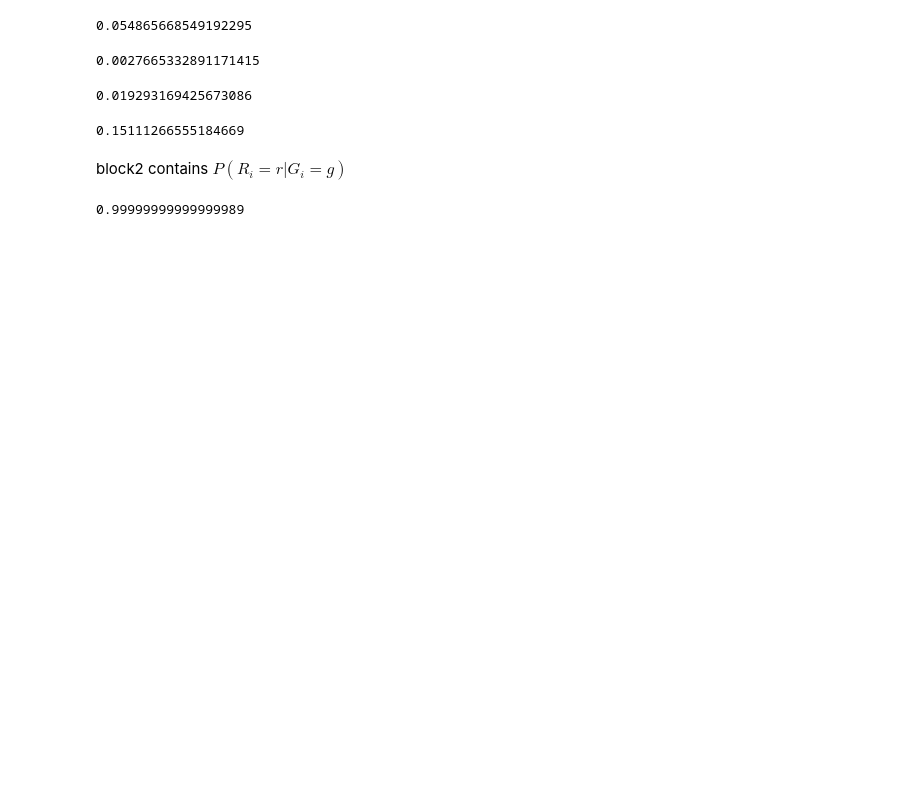
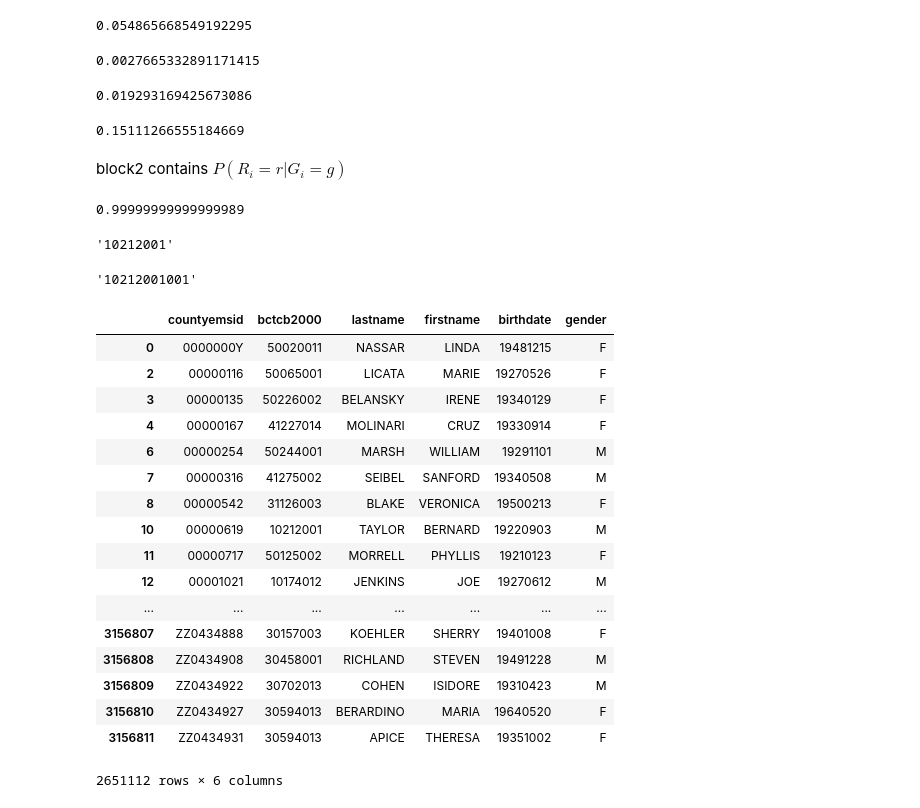
Before and after one commit to NYU-MSDSE-SWG/voter-ethnicity-inference, a Jupyter notebook: Untitled.ipynb, the cells around one changed output. Cells and saved outputs as stored; diff of their text form; code cells hidden in the pictures; blank space fills up the shorter version.

```diff
--- a/Untitled.ipynb
+++ b/Untitled.ipynb
@@ -198,3 +200,34 @@ block2 contains $P(R_i =r | G_i = g)$
 block2['white'].sum()
 # %% [output]
 0.99999999999999989
+# %%
+data_clean.loc[:,'bctcb2000'][10][:-3]
+# %% [output]
+'10212001'
+# %%
+data_clean.loc[:,'bctcb2000'][10]
+# %% [output]
+'10212001001'
+# %%
+data_clean['bctcb2000'] = data_clean['bctcb2000'].map(lambda x: x[:-3])
+# %%
+data_clean
+# %% [output]
+|  | countyemsid | bctcb2000 | lastname | firstname | birthdate | gender |
+| 0 | 0000000Y | 50020011 | NASSAR | LINDA | 19481215 | F |
+| 2 | 00000116 | 50065001 | LICATA | MARIE | 19270526 | F |
+| 3 | 00000135 | 50226002 | BELANSKY | IRENE | 19340129 | F |
+| 4 | 00000167 | 41227014 | MOLINARI | CRUZ | 19330914 | F |
+| 6 | 00000254 | 50244001 | MARSH | WILLIAM | 19291101 | M |
+| 7 | 00000316 | 41275002 | SEIBEL | SANFORD | 19340508 | M |
+| 8 | 00000542 | 31126003 | BLAKE | VERONICA | 19500213 | F |
+| 10 | 00000619 | 10212001 | TAYLOR | BERNARD | 19220903 | M |
+| 11 | 00000717 | 50125002 | MORRELL | PHYLLIS | 19210123 | F |
+| 12 | 00001021 | 10174012 | JENKINS | JOE | 19270612 | M |
+| ... | ... | ... | ... | ... | ... | ... |
+| 3156807 | ZZ0434888 | 30157003 | KOEHLER | SHERRY | 19401008 | F |
+| 3156808 | ZZ0434908 | 30458001 | RICHLAND | STEVEN | 19491228 | M |
+| 3156809 | ZZ0434922 | 30702013 | COHEN | ISIDORE | 19310423 | M |
+| 3156810 | ZZ0434927 | 30594013 | BERARDINO | MARIA | 19640520 | F |
+| 3156811 | ZZ0434931 | 30594013 | APICE | THERESA | 19351002 | F |
+2651112 rows × 6 columns
```
Also changed, not shown: parts of 18 cells of this notebook.
